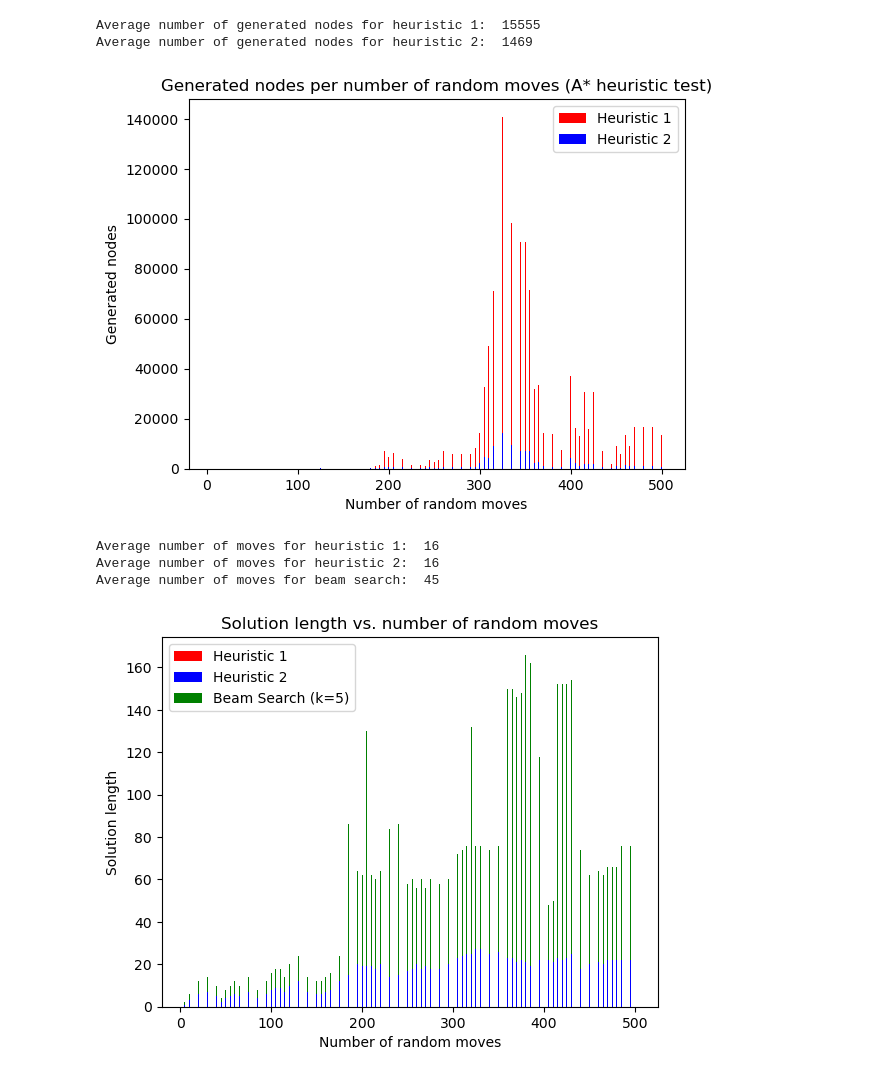
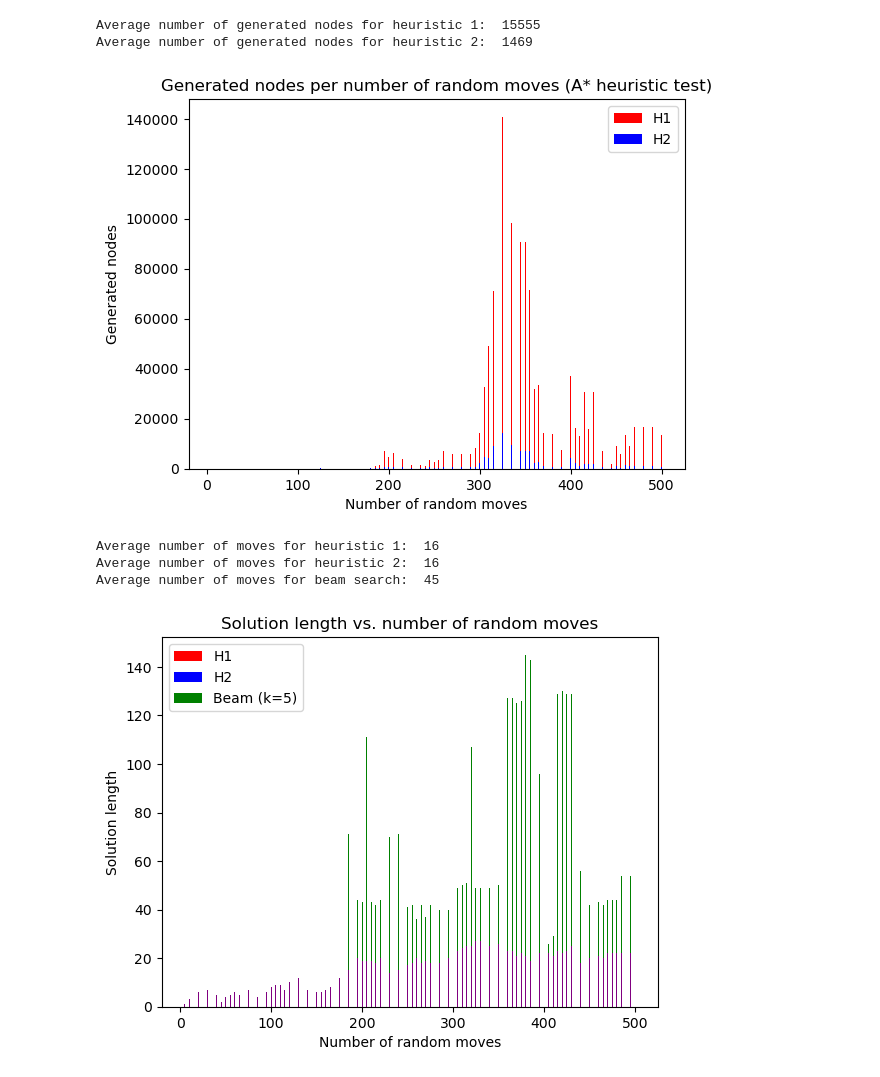
Before and after one commit to jml312/eight-puzzle, a Jupyter notebook: experiments.ipynb, the cells around one changed output. Drawn from its saved outputs; the diff is of its cells as text; code cells hidden in the pictures.

```diff
--- a/experiments.ipynb
+++ b/experiments.ipynb
@@ -75,8 +75,8 @@ print(solvable_solutions)
 # For A* search, which heuristic is better, i.e., generates lower number of nodes?
 
 plt.figure()
-plt.bar(moves, h1_generated, color='r', label='Heuristic 1')
-plt.bar(moves, h2_generated, color='b', label='Heuristic 2')
+plt.bar(moves, h1_generated, color='r', label="H1")
+plt.bar(moves, h2_generated, color='b', label="H2")
 plt.legend()
 plt.xlabel('Number of random moves')
 plt.ylabel('Generated nodes')
@@ -89,31 +89,31 @@ print("Average number of generated nodes for heuristic 2: ",
 # %% [output]
 Average number of generated nodes for heuristic 1:  15555
 Average number of generated nodes for heuristic 2:  1469
-[figure, old version]
+[figure, new version]
 # %%
 # How does the solution length (number of moves needed to reach the goal state) vary across the three search methods?
 
 plt.figure()
-plt.bar(moves, h1_moves, color='r', label='Heuristic 1')
-plt.bar(moves, h2_moves, color='b', label='Heuristic 2')
-plt.bar(moves, beam_moves, color='g',
-        label='Beam Search (k=5)', bottom=h2_moves)
-plt.legend()
+plt.bar(moves, h1_moves, color='r')
+plt.bar(moves, h2_moves, color='b')
+plt.bar(moves, beam_moves, color='g')
+plt.bar(moves, h2_moves, color='purple')
+plt.legend(("H1", "H2", "Beam (k=5)"))
 plt.xlabel("Number of random moves")
 plt.ylabel("Solution length")
 plt.title("Solution length vs. number of random moves")
 
 print("Average number of moves for heuristic 1: ",
       round(sum(h1_moves) / len(h1_moves)))
 print("Average number of moves for heuristic 2: ",
       round(sum(h2_moves) / len(h2_moves)))
 print("Average number of moves for beam search: ",
       round(sum(beam_moves) / len(beam_moves)))
 # %% [output]
 Average number of moves for heuristic 1:  16
 Average number of moves for heuristic 2:  16
 Average number of moves for beam search:  45
-[figure, old version]
+[figure, new version]
 # %%
 # For each of the three search methods, what fraction of your generated problems were solvable?
 
```
Also changed, not shown: parts of 2 cells of this notebook, 2 other files.
